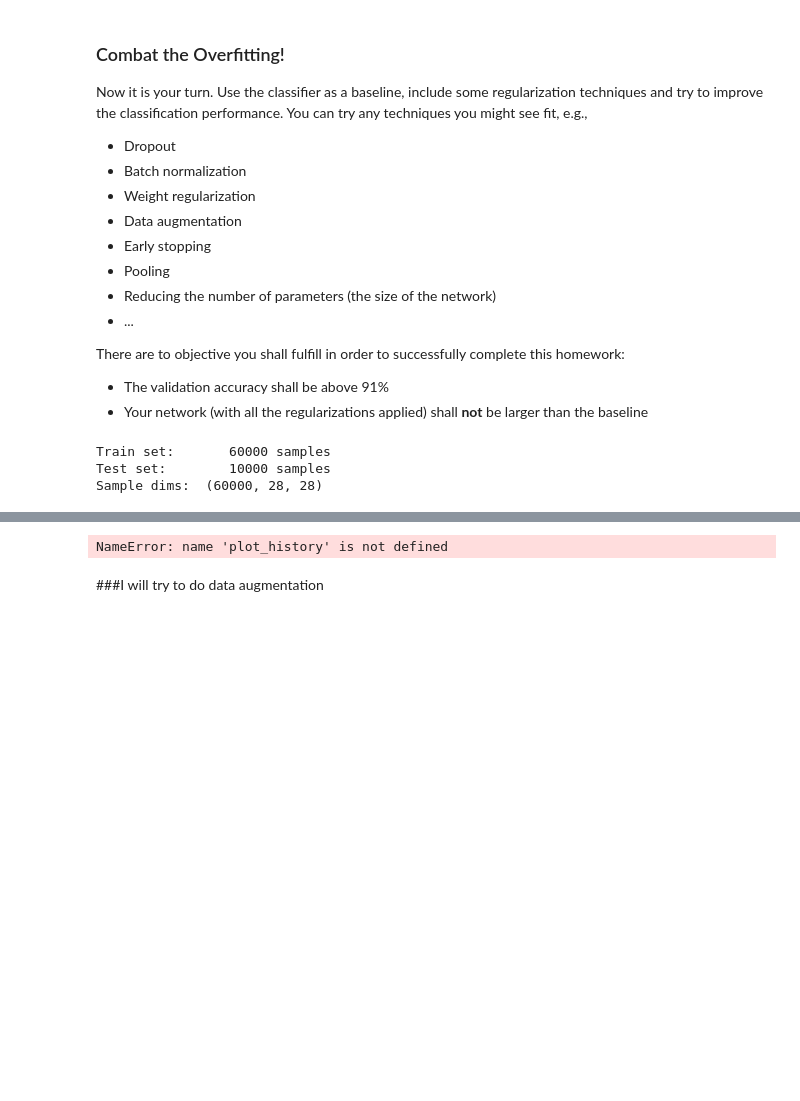
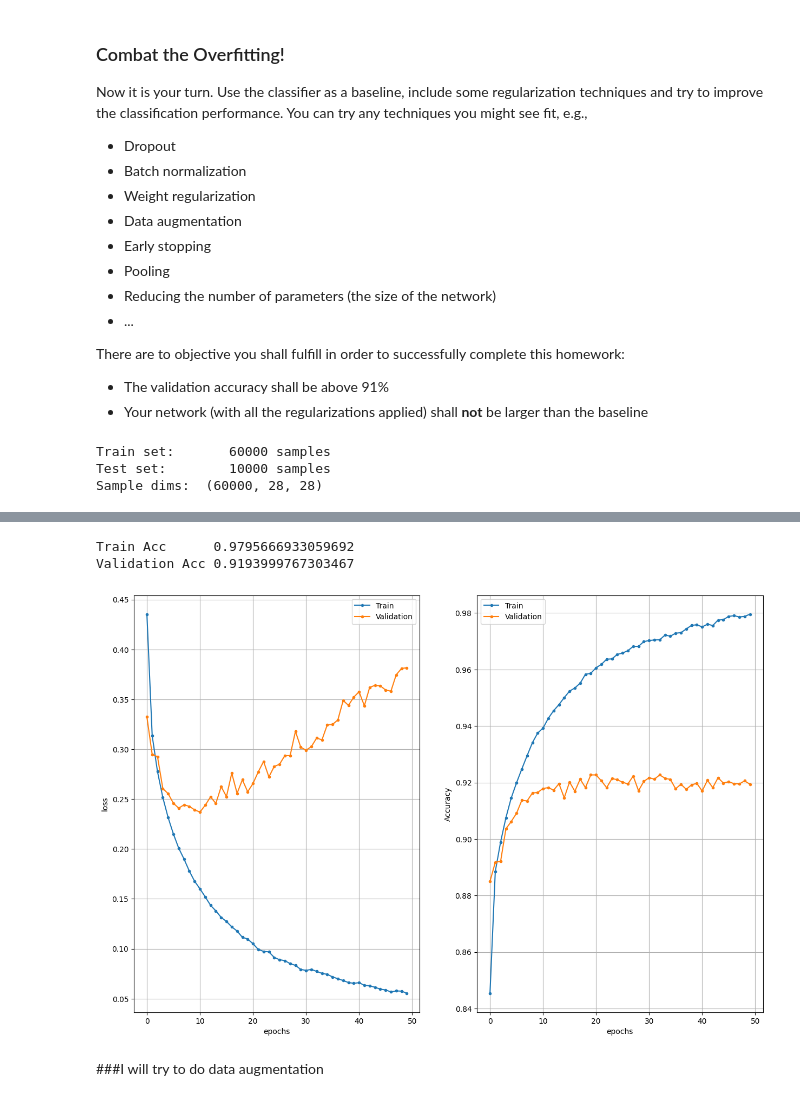
Before and after one commit to sergiyromanenko/CV-HW, a Jupyter notebook: lesson_15/homework/Homework.ipynb, the cells around one changed output, grey strips where cells are left out. Drawn from its saved outputs; the diff is of its cells as text; code cells hidden in the pictures; blank space fills up the shorter version.

```diff
--- a/lesson_15/homework/Homework.ipynb
+++ b/lesson_15/homework/Homework.ipynb
@@ -246,8 +245,26 @@ KeyboardInterrupt:
-# %%
-# Show the results
-plot_history(history)
-# %% [output]
-NameError: name 'plot_history' is not defined
+# %%
+# Show the results
+
+def plot_history(history):
+    h = history.history
+    epochs = range(len(h['loss']))
+
+    plt.subplot(121), plt.plot(epochs, h['loss'], '.-', epochs, h['val_loss'], '.-')
+    plt.grid(True), plt.xlabel('epochs'), plt.ylabel('loss')
+    plt.legend(['Train', 'Validation'])
+    plt.subplot(122), plt.plot(epochs, h['accuracy'], '.-',
+                               epochs, h['val_accuracy'], '.-')
+    plt.grid(True), plt.xlabel('epochs'), plt.ylabel('Accuracy')
+    plt.legend(['Train', 'Validation'])
+
+    print('Train Acc     ', h['accuracy'][-1])
+    print('Validation Acc', h['val_accuracy'][-1])
+
+plot_history(history)
+# %% [output]
+Train Acc      0.9795666933059692
+Validation Acc 0.9193999767303467
+[figure, added]
 # %% [markdown]
 ###I will try to do data augmentation
 # %% [markdown]
```
Also changed, not shown: parts of 3 cells of this notebook.
